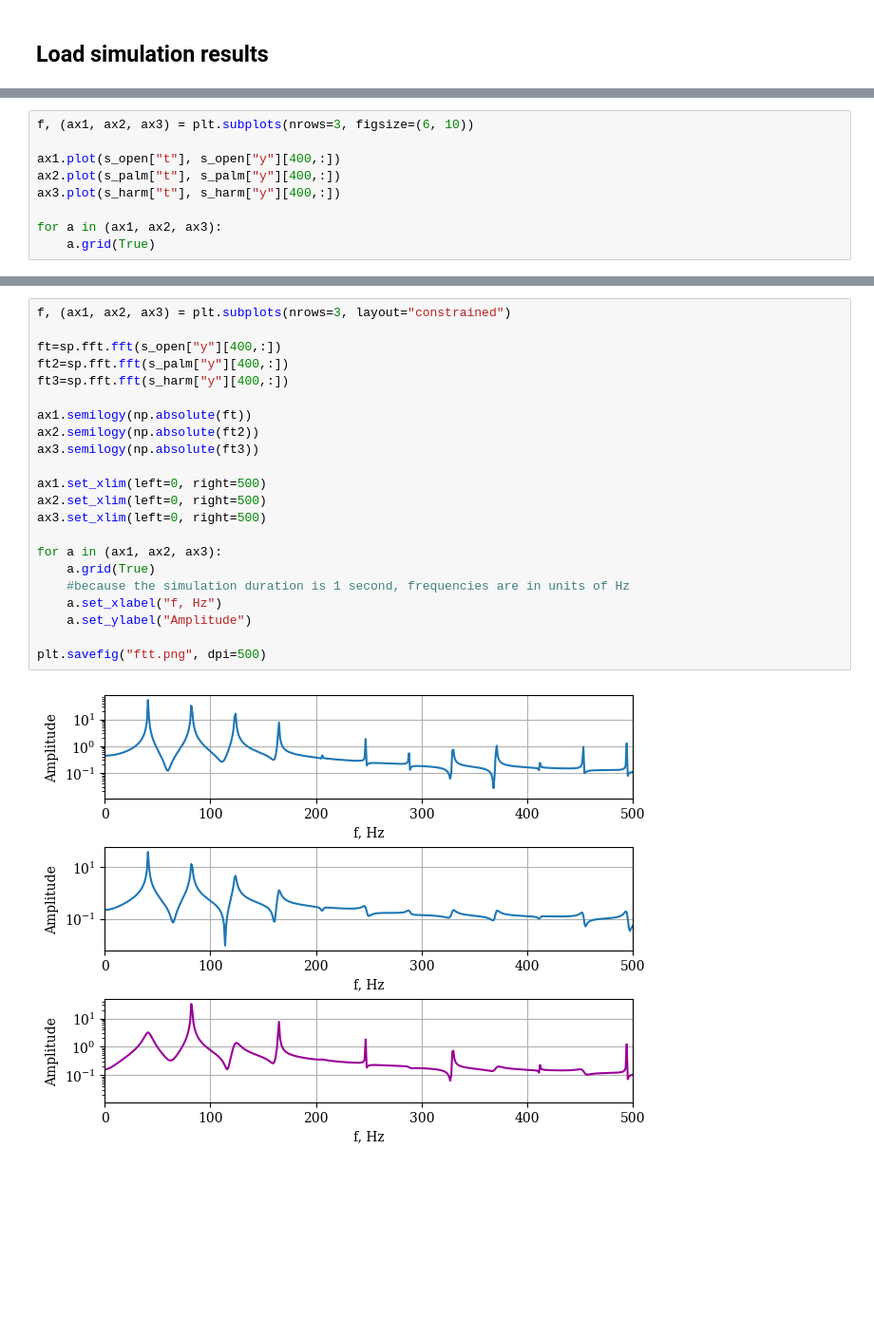
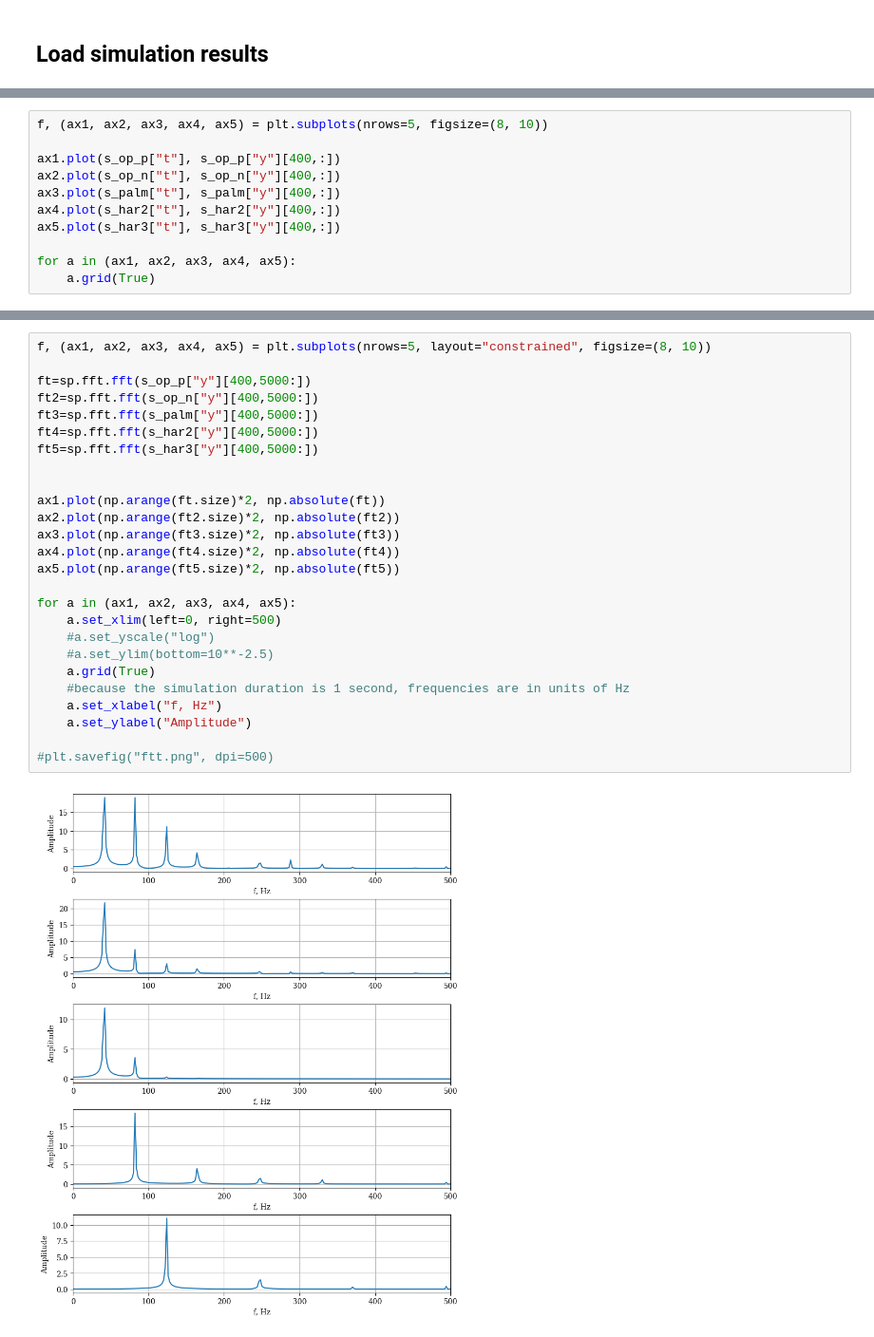
Before and after one commit to ELFREELAND/string_instrument, a Jupyter notebook: analysis.ipynb, the cells around one changed output, grey strips where cells are left out. Shown at 95% size. Cells and saved outputs as stored; diff of their text form; blank space fills up the shorter version.

```diff
--- a/analysis.ipynb
+++ b/analysis.ipynb
@@ -26,10 +34,12 @@ with open("harm.dat", "rb") as f:
 # %%
-f, (ax1, ax2, ax3) = plt.subplots(nrows=3, figsize=(6, 10))
+f, (ax1, ax2, ax3, ax4, ax5) = plt.subplots(nrows=5, figsize=(8, 10))
 
-ax1.plot(s_open["t"], s_open["y"][400,:])
-ax2.plot(s_palm["t"], s_palm["y"][400,:])
-ax3.plot(s_harm["t"], s_harm["y"][400,:])
+ax1.plot(s_op_p["t"], s_op_p["y"][400,:])
+ax2.plot(s_op_n["t"], s_op_n["y"][400,:])
+ax3.plot(s_palm["t"], s_palm["y"][400,:])
+ax4.plot(s_har2["t"], s_har2["y"][400,:])
+ax5.plot(s_har3["t"], s_har3["y"][400,:])
 
-for a in (ax1, ax2, ax3):
+for a in (ax1, ax2, ax3, ax4, ax5):
     a.grid(True)
 # %% [output]
@@ -37,24 +49,28 @@ for a in (ax1, ax2, ax3):
 # %%
-f, (ax1, ax2, ax3) = plt.subplots(nrows=3, layout="constrained")
+f, (ax1, ax2, ax3, ax4, ax5) = plt.subplots(nrows=5, layout="constrained", figsize=(8, 10))
 
-ft=sp.fft.fft(s_open["y"][400,:])
-ft2=sp.fft.fft(s_palm["y"][400,:])
-ft3=sp.fft.fft(s_harm["y"][400,:])
+ft=sp.fft.fft(s_op_p["y"][400,5000:])
+ft2=sp.fft.fft(s_op_n["y"][400,5000:])
+ft3=sp.fft.fft(s_palm["y"][400,5000:])
+ft4=sp.fft.fft(s_har2["y"][400,5000:])
+ft5=sp.fft.fft(s_har3["y"][400,5000:])
 
-ax1.semilogy(np.absolute(ft))
-ax2.semilogy(np.absolute(ft2))
-ax3.semilogy(np.absolute(ft3))
 
-ax1.set_xlim(left=0, right=500)
-ax2.set_xlim(left=0, right=500)
-ax3.set_xlim(left=0, right=500)
+ax1.plot(np.arange(ft.size)*2, np.absolute(ft))
+ax2.plot(np.arange(ft2.size)*2, np.absolute(ft2))
+ax3.plot(np.arange(ft3.size)*2, np.absolute(ft3))
+ax4.plot(np.arange(ft4.size)*2, np.absolute(ft4))
+ax5.plot(np.arange(ft5.size)*2, np.absolute(ft5))
 
-for a in (ax1, ax2, ax3):
+for a in (ax1, ax2, ax3, ax4, ax5):
+    a.set_xlim(left=0, right=500)
+    #a.set_yscale("log")
+    #a.set_ylim(bottom=10**-2.5)
     a.grid(True)
     #because the simulation duration is 1 second, frequencies are in units of Hz
     a.set_xlabel("f, Hz")
     a.set_ylabel("Amplitude")
 
-plt.savefig("ftt.png", dpi=500)
+#plt.savefig("ftt.png", dpi=500)
 # %% [output]
-[figure, old version]
+[figure, new version]
```
Also changed, not shown: parts of 4 cells of this notebook, 11 other files.
